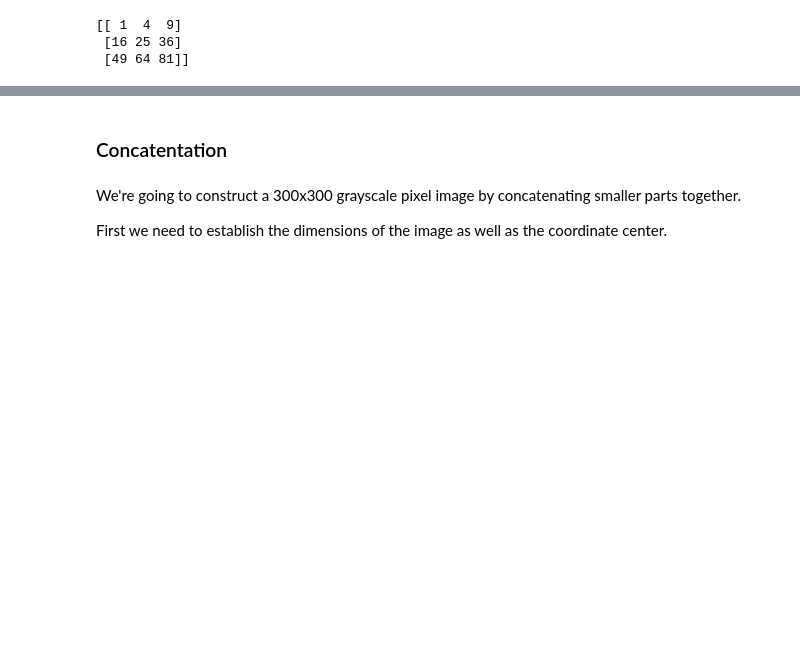
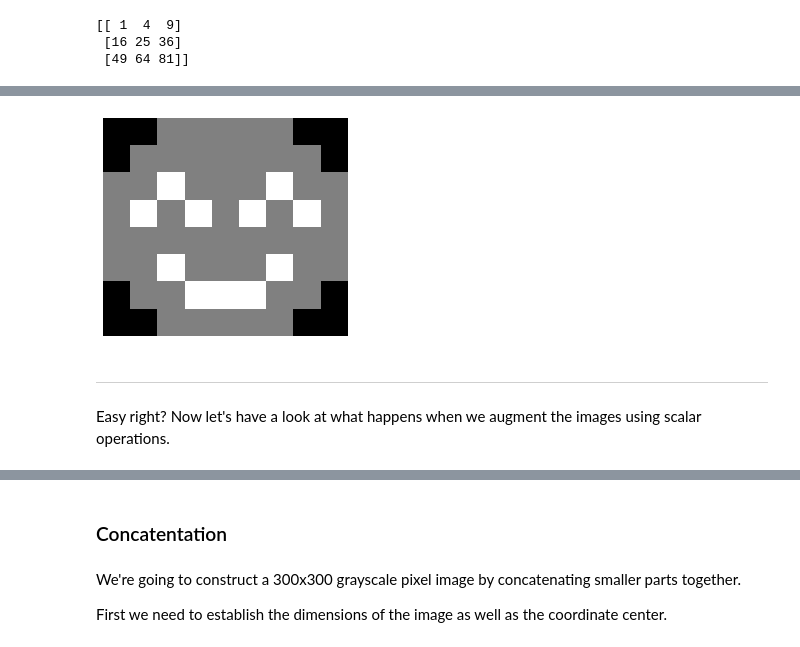
Before and after one commit to jonathanwvos/first_principles, a Jupyter notebook: Matrices.ipynb, the cells around one changed output, grey strips where cells are left out. Saved outputs shown, nothing was run; the diff lists cells and outputs as text; code cells hidden in the pictures; blank space fills up the shorter version.

Commit message:
Added new material to Matrices notebook and sample images

```diff
--- a/Matrices.ipynb
+++ b/Matrices.ipynb
@@ -256,0 +646,20 @@ print(A**2)
+# %%
+emoji_full = np.array([
+    [0,0,1,1,1,1,1,0,0],
+    [0,1,1,1,1,1,1,1,0],
+    [1,1,2,1,1,1,2,1,1],
+    [1,2,1,2,1,2,1,2,1],
+    [1,1,1,1,1,1,1,1,1],
+    [1,1,2,1,1,1,2,1,1],
+    [0,1,1,2,2,2,1,1,0],
+    [0,0,1,1,1,1,1,0,0]
+], dtype='uint8')
+
+plt.axis('off') # disabled axes for aesthetic reasons
+plt.imshow(emoji_full, cmap='gray')
+plt.show()
+# %% [output]
+[figure, added]
+# %% [markdown]
+---
+Easy right? Now let's have a look at what happens when we augment the images using scalar operations.
```
Also changed, not shown: parts of 56 cells of this notebook, 3 other files.
